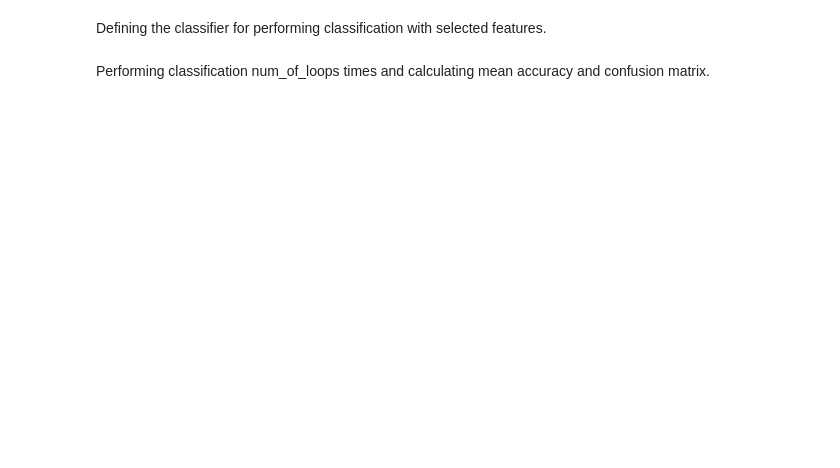
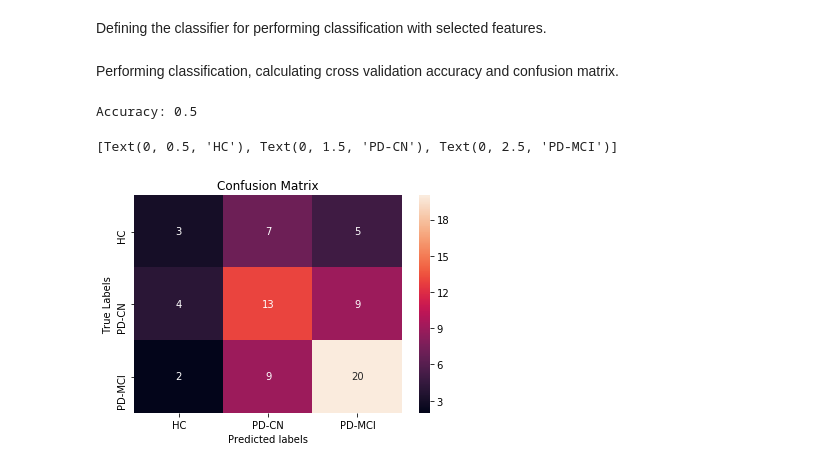
Before and after one commit to OzanGenc/Feature-Selection-Trials, a Jupyter notebook: RecursiveFeatureElimination.ipynb, the cells around one changed output. Saved outputs shown, nothing was run; the diff lists cells and outputs as text; code cells hidden in the pictures; blank space fills up the shorter version.

```diff
--- a/RecursiveFeatureElimination.ipynb
+++ b/RecursiveFeatureElimination.ipynb
@@ -334,2 +410,4 @@ selected_feature_index_list = [10, 21, 43, 76, 24]
+# %%
+selected_feature_index_list = [10, 42, 1, 43, 73, 21, 34]
 # %%
 print('Selected features: ', [pca_col_list[index] for index in selected_feature_index_list])
@@ -346,26 +426,28 @@ clf = LogisticRegression()
 # %%
 clf = KNeighborsClassifier()
 # %% [markdown]
-Performing classification num_of_loops times and calculating mean accuracy and confusion matrix.
+Performing classification, calculating cross validation accuracy and confusion matrix.
-# %%
-accuracy = 0
-conf_matrix = 0
-
-for i in range(num_of_loops):
-    X_train, X_test, y_train, y_test = train_test_split(data.drop(labels=['group'], axis=1), data['group'], test_size=0.2, stratify=data['group'])
-
-    X_train_transformed = join_features.fit_transform(X_train)
-    X_train_selected = X_train_transformed[:,selected_feature_index_list]
-
-    X_test_transformed = join_features.transform(X_test)
-    X_test_selected = X_test_transformed[:,selected_feature_index_list]
-
-    clf.fit(X_train_selected, y_train)
-    accuracy += clf.score(X_test_selected, y_test)
-    conf_matrix += confusion_matrix(y_test, clf.predict(X_test_selected))
-
-mean_accuracy = accuracy / num_of_loops
-mean_conf_matrix = conf_matrix / num_of_loops
-
-print('Mean accuracy: ', mean_accuracy)
-print('Mean confusion matrix: ', mean_conf_matrix)
+# %%
+select_features = FunctionTransformer(lambda x: x[:, selected_feature_index_list], validate=False)
+
+pipe_clf = Pipeline([('union', join_features),
+                     ('select_features', select_features),
+                     ('clf', clf)])
+
+predicted = cross_val_predict(pipe_clf, data.drop(labels=['group'], axis=1), data['group'], cv=10)
+
+print('Accuracy:', accuracy_score(data['group'], predicted))
+# %% [output]
+Accuracy: 0.5
+# %%
+ax = plt.subplot()
+sns.heatmap(confusion_matrix(data['group'], predicted), annot=True, ax=ax)
+
+ax.set_xlabel('Predicted labels')
+ax.set_ylabel('True Labels')
+ax.set_title('Confusion Matrix')
+ax.xaxis.set_ticklabels(['HC', 'PD-CN', 'PD-MCI'])
+ax.yaxis.set_ticklabels(['HC', 'PD-CN', 'PD-MCI'])
+# %% [output]
+[Text(0, 0.5, 'HC'), Text(0, 1.5, 'PD-CN'), Text(0, 2.5, 'PD-MCI')]
+[figure, added]
```
Also changed, not shown: parts of 21 cells of this notebook.
